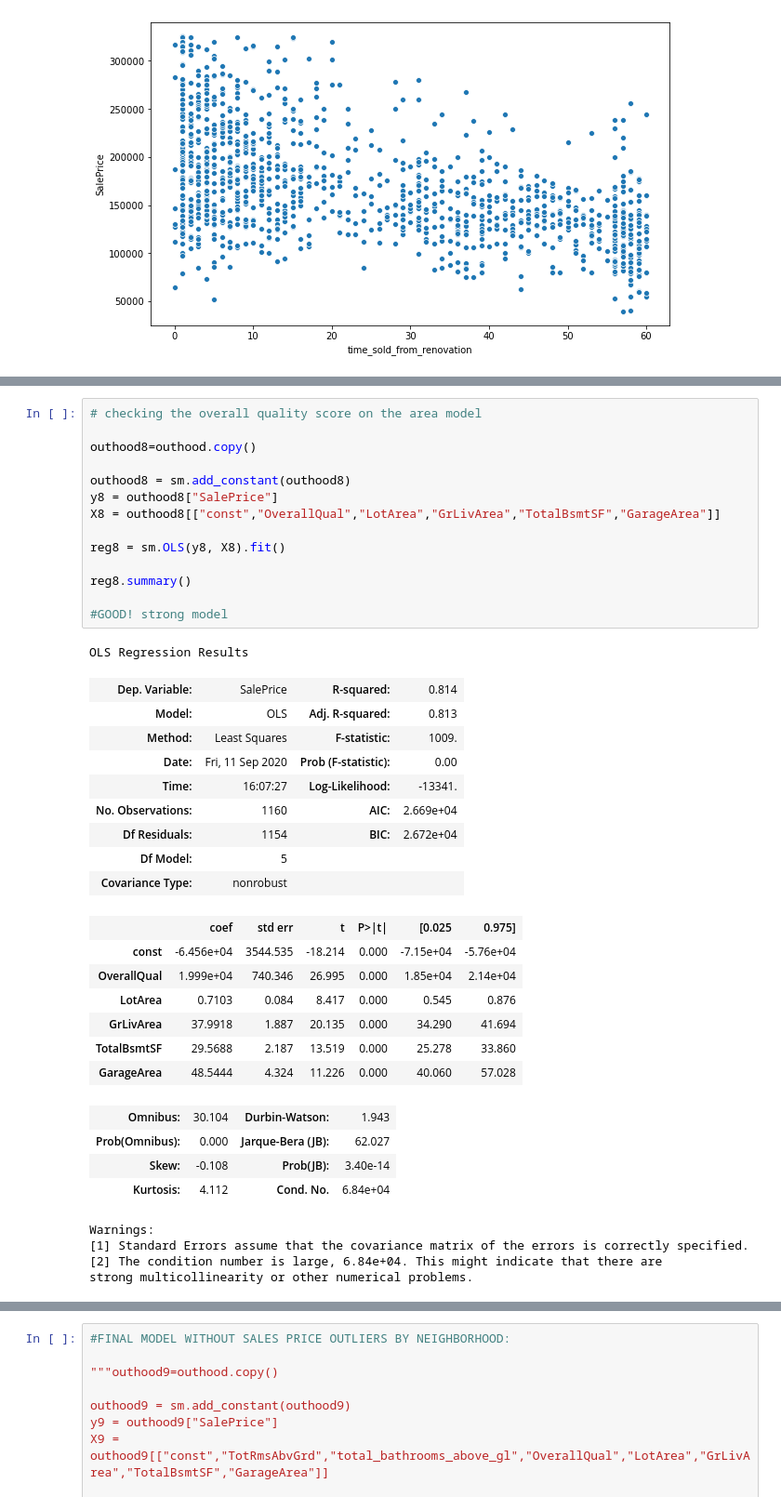
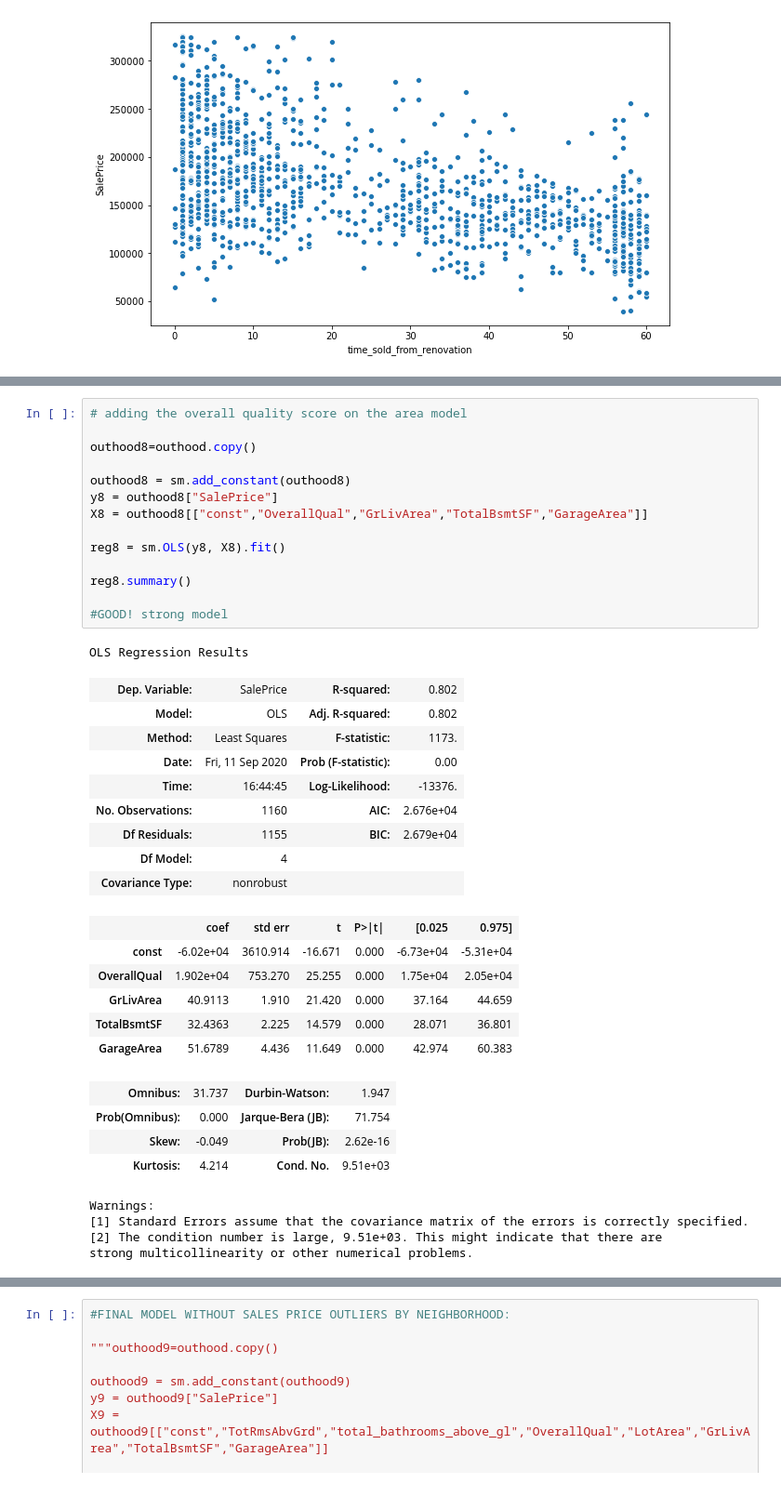
Before and after one commit to Brunadiasmiguel/Housing_Statistical_Analysis, a Jupyter notebook: stats.ipynb, the cells around one changed output, grey strips where cells are left out. Shown at 93% size. Saved outputs shown, nothing was run; the diff lists cells and outputs as text.

```diff
--- a/stats.ipynb
+++ b/stats.ipynb
@@ -649,42 +715,41 @@ Warnings:
 # %%
-# checking the overall quality score on the area model
+# adding the overall quality score on the area model
 
 outhood8=outhood.copy()
 
 outhood8 = sm.add_constant(outhood8)
 y8 = outhood8["SalePrice"]
-X8 = outhood8[["const","OverallQual","LotArea","GrLivArea","TotalBsmtSF","GarageArea"]]
+X8 = outhood8[["const","OverallQual","GrLivArea","TotalBsmtSF","GarageArea"]]
 
 reg8 = sm.OLS(y8, X8).fit()
 
 reg8.summary()
 
 #GOOD! strong model
 # %% [output]
 OLS Regression Results
-| Dep. Variable: | SalePrice | R-squared: | 0.814 |
-| Model: | OLS | Adj. R-squared: | 0.813 |
-| Method: | Least Squares | F-statistic: | 1009. |
+| Dep. Variable: | SalePrice | R-squared: | 0.802 |
+| Model: | OLS | Adj. R-squared: | 0.802 |
+| Method: | Least Squares | F-statistic: | 1173. |
 | Date: | Fri, 11 Sep 2020 | Prob (F-statistic): | 0.00 |
-| Time: | 16:07:27 | Log-Likelihood: | -13341. |
-| No. Observations: | 1160 | AIC: | 2.669e+04 |
-| Df Residuals: | 1154 | BIC: | 2.672e+04 |
-| Df Model: | 5 |  |  |
+| Time: | 16:44:45 | Log-Likelihood: | -13376. |
+| No. Observations: | 1160 | AIC: | 2.676e+04 |
+| Df Residuals: | 1155 | BIC: | 2.679e+04 |
+| Df Model: | 4 |  |  |
 | Covariance Type: | nonrobust |  |  |
 |  | coef | std err | t | P>|t| | [0.025 | 0.975] |
-| const | -6.456e+04 | 3544.535 | -18.214 | 0.000 | -7.15e+04 | -5.76e+04 |
-| OverallQual | 1.999e+04 | 740.346 | 26.995 | 0.000 | 1.85e+04 | 2.14e+04 |
-| LotArea | 0.7103 | 0.084 | 8.417 | 0.000 | 0.545 | 0.876 |
-| GrLivArea | 37.9918 | 1.887 | 20.135 | 0.000 | 34.290 | 41.694 |
-| TotalBsmtSF | 29.5688 | 2.187 | 13.519 | 0.000 | 25.278 | 33.860 |
-| GarageArea | 48.5444 | 4.324 | 11.226 | 0.000 | 40.060 | 57.028 |
+| const | -6.02e+04 | 3610.914 | -16.671 | 0.000 | -6.73e+04 | -5.31e+04 |
+| OverallQual | 1.902e+04 | 753.270 | 25.255 | 0.000 | 1.75e+04 | 2.05e+04 |
+| GrLivArea | 40.9113 | 1.910 | 21.420 | 0.000 | 37.164 | 44.659 |
+| TotalBsmtSF | 32.4363 | 2.225 | 14.579 | 0.000 | 28.071 | 36.801 |
+| GarageArea | 51.6789 | 4.436 | 11.649 | 0.000 | 42.974 | 60.383 |
-| Omnibus: | 30.104 | Durbin-Watson: | 1.943 |
-| Prob(Omnibus): | 0.000 | Jarque-Bera (JB): | 62.027 |
-| Skew: | -0.108 | Prob(JB): | 3.40e-14 |
-| Kurtosis: | 4.112 | Cond. No. | 6.84e+04 |
+| Omnibus: | 31.737 | Durbin-Watson: | 1.947 |
+| Prob(Omnibus): | 0.000 | Jarque-Bera (JB): | 71.754 |
+| Skew: | -0.049 | Prob(JB): | 2.62e-16 |
+| Kurtosis: | 4.214 | Cond. No. | 9.51e+03 |
 Warnings:
 [1] Standard Errors assume that the covariance matrix of the errors is correctly specified.
-[2] The condition number is large, 6.84e+04. This might indicate that there are
+[2] The condition number is large, 9.51e+03. This might indicate that there are
 strong multicollinearity or other numerical problems.
 # %%
 #finally, also wanted to check the number of rooms influence. looking at rooms and bathrooms above ground level
```
Also changed, not shown: parts of 26 cells of this notebook.
